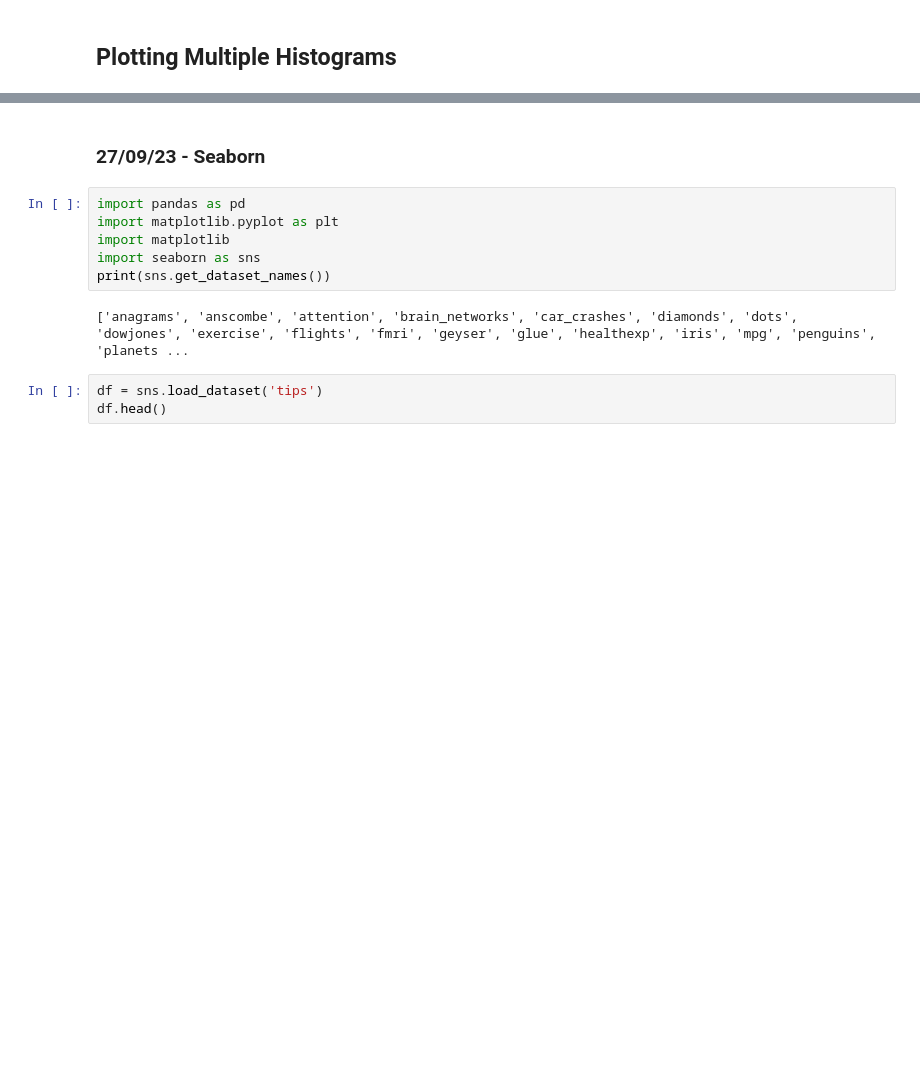
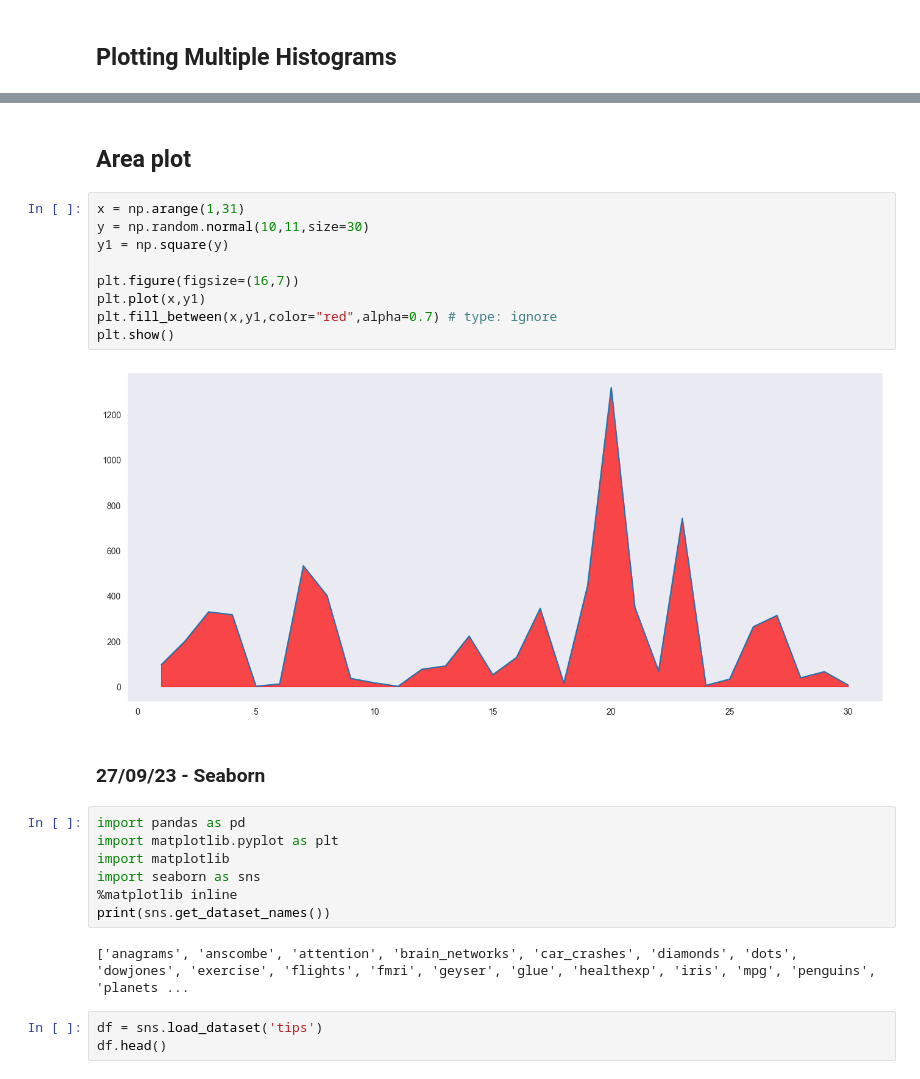
Before and after one commit to Adityasjc31/DataScience, a Jupyter notebook: data analytics/visualizingdata.ipynb, the cells around one changed output, grey strips where cells are left out. Drawn from its saved outputs; the diff is of its cells as text; blank space fills up the shorter version.

```diff
--- a/data analytics/visualizingdata.ipynb
+++ b/data analytics/visualizingdata.ipynb
@@ -647,3 +711,16 @@ plt.show()
+# %% [markdown]
+## Area plot
+# %%
+x = np.arange(1,31)
+y = np.random.normal(10,11,size=30)
+y1 = np.square(y)
+
+plt.figure(figsize=(16,7))
+plt.plot(x,y1)
+plt.fill_between(x,y1,color="red",alpha=0.7) # type: ignore
+plt.show()
+# %% [output]
+[figure, added]
 # %% [markdown]
 ### 27/09/23 - Seaborn
 # %%
@@ -651,6 +728,7 @@ import pandas as pd
 import matplotlib.pyplot as plt
 import matplotlib
 import seaborn as sns
+%matplotlib inline
 print(sns.get_dataset_names())
 # %% [output]
 ['anagrams', 'anscombe', 'attention', 'brain_networks', 'car_crashes', 'diamonds', 'dots', 'dowjones', 'exercise', 'flights', 'fmri', 'geyser', 'glue', 'healthexp', 'iris', 'mpg', 'penguins', 'planets ...
```
Also changed, not shown: parts of 16 cells of this notebook, 2 other files.
